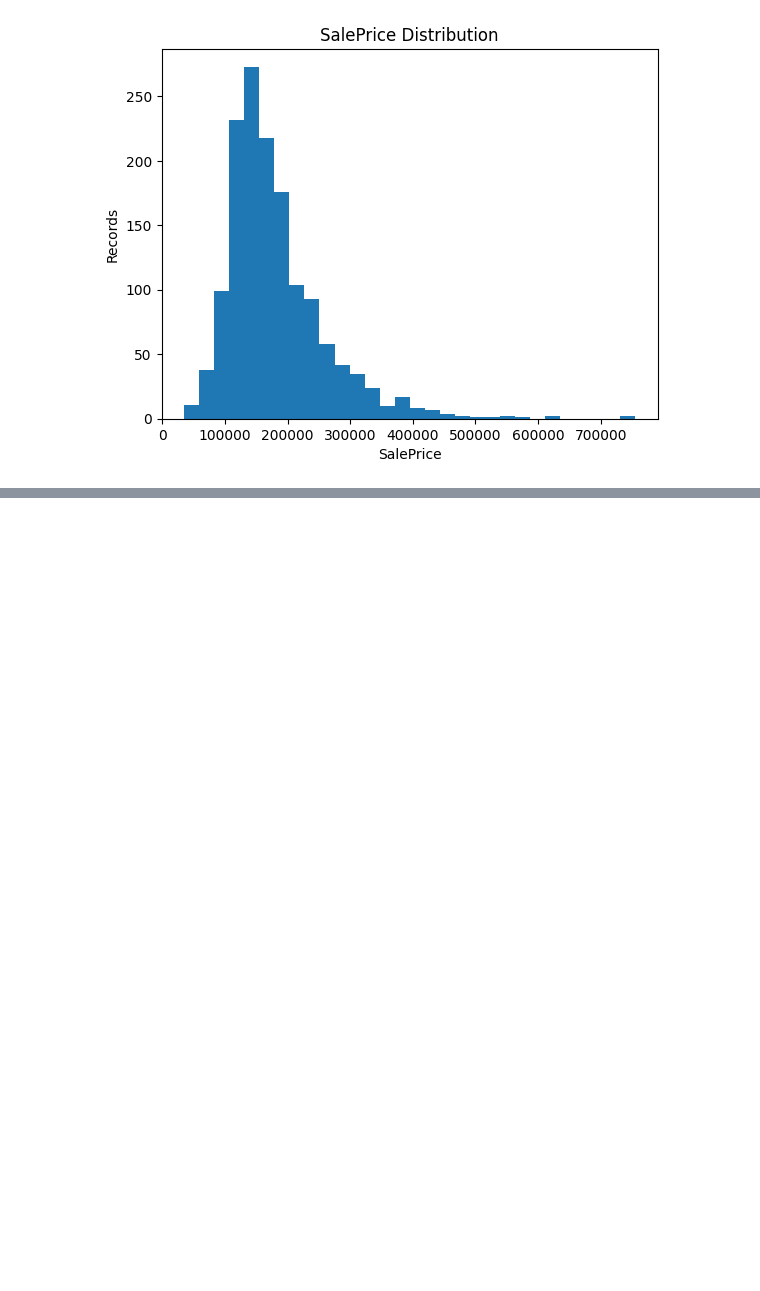
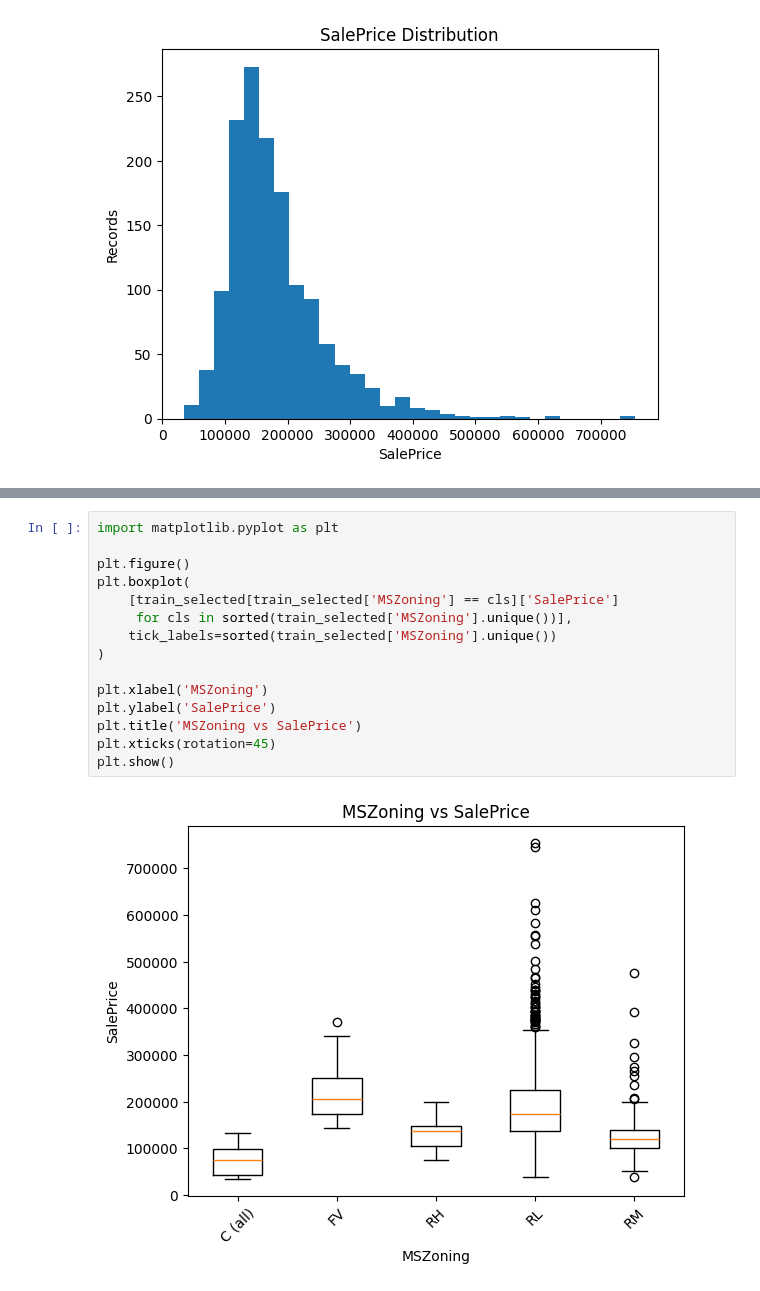
Before and after one commit to HarisLania/ml-playground, a Jupyter notebook: HousePricesPrediction/main.ipynb, the cells around one changed output, grey strips where cells are left out. Saved outputs shown, nothing was run; the diff lists cells and outputs as text; blank space fills up the shorter version.

```diff
--- a/HousePricesPrediction/main.ipynb
+++ b/HousePricesPrediction/main.ipynb
@@ -38,0 +125,17 @@ plt.show()
+# %%
+import matplotlib.pyplot as plt
+
+plt.figure()
+plt.boxplot(
+    [train_selected[train_selected['MSZoning'] == cls]['SalePrice']
+     for cls in sorted(train_selected['MSZoning'].unique())],
+    tick_labels=sorted(train_selected['MSZoning'].unique())
+)
+
+plt.xlabel('MSZoning')
+plt.ylabel('SalePrice')
+plt.title('MSZoning vs SalePrice')
+plt.xticks(rotation=45)
+plt.show()
+# %% [output]
+[figure, added]
```
Also changed, not shown: parts of 31 cells of this notebook.
